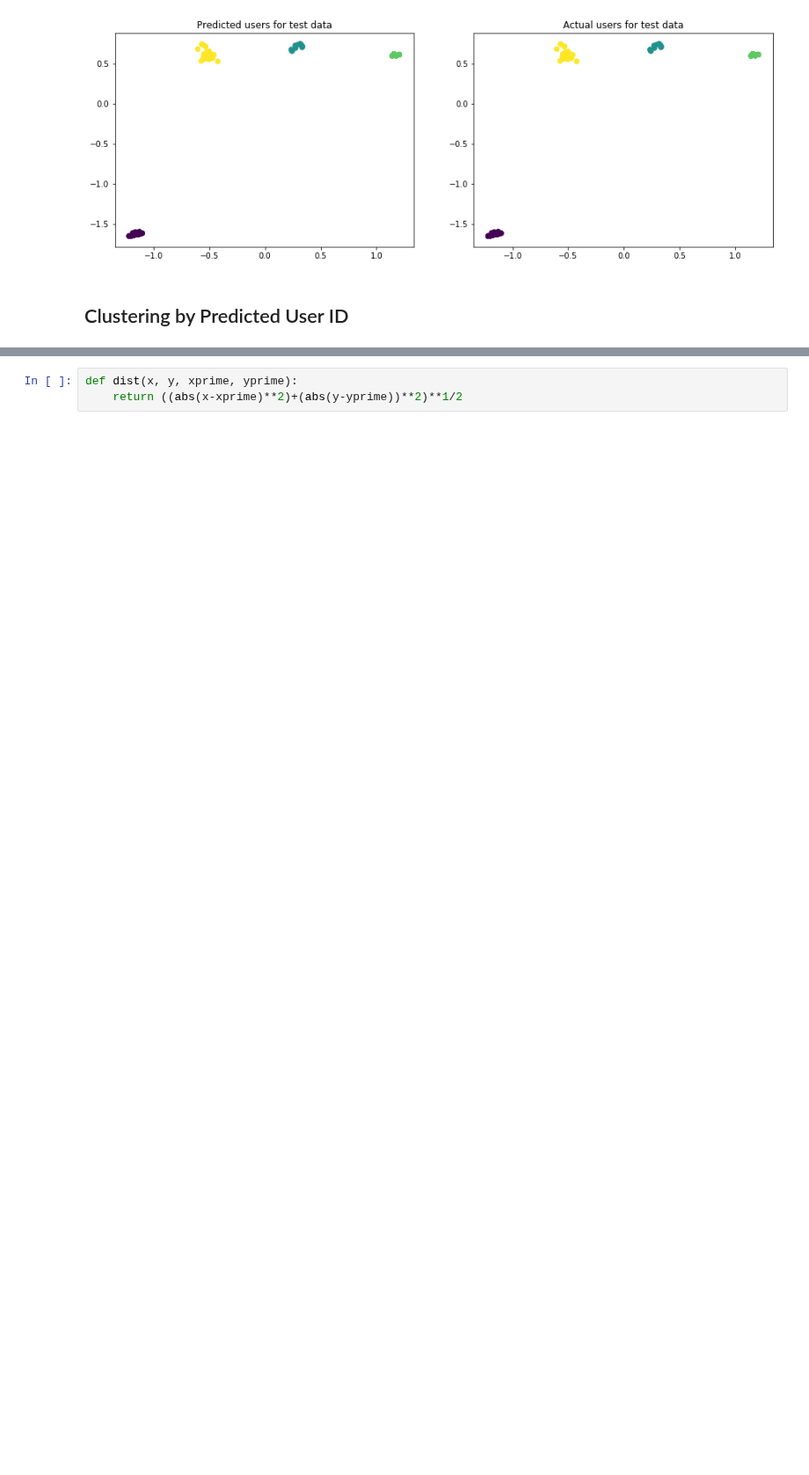
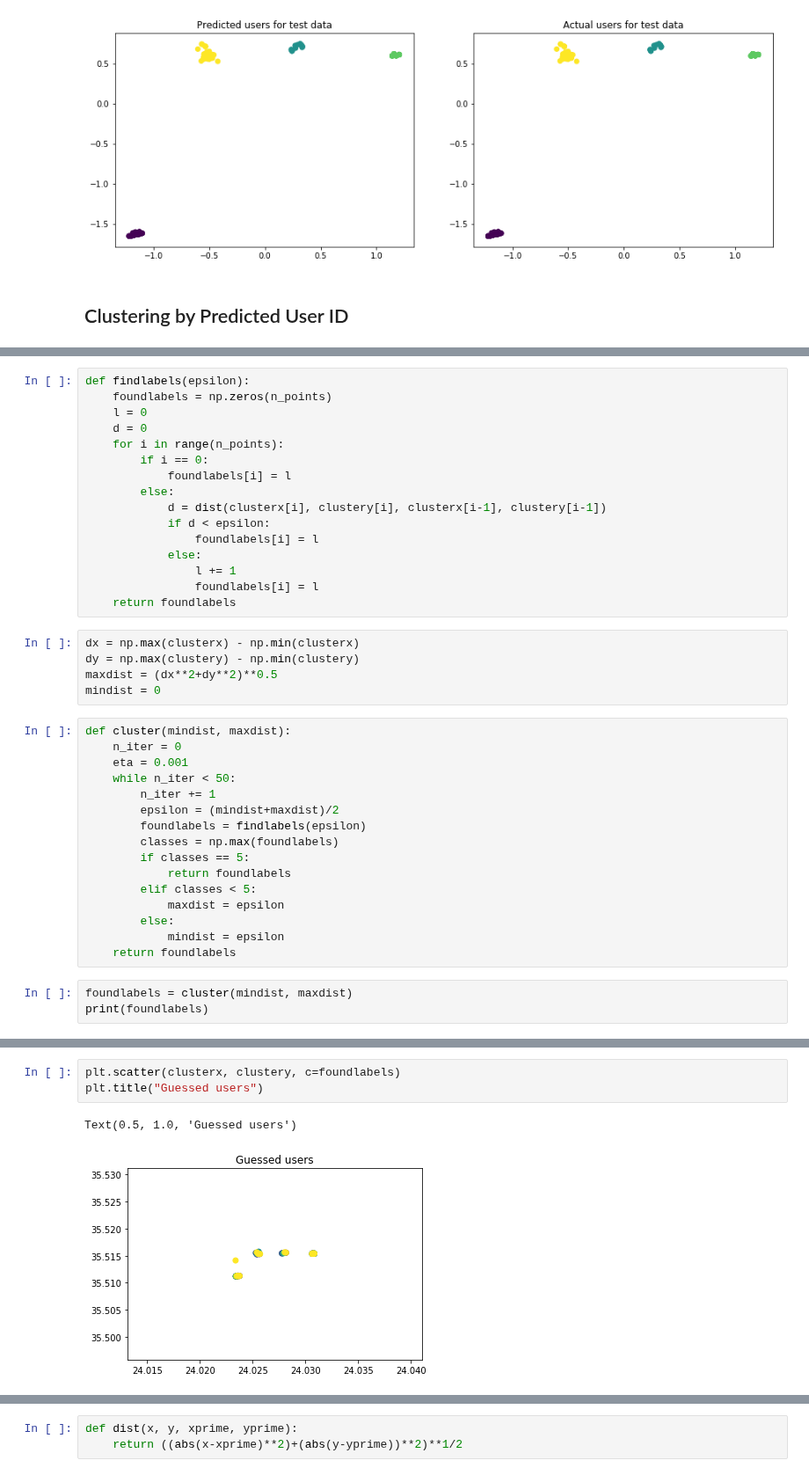
Before and after one commit to lillyclark/privacy-utility, a Jupyter notebook: ChaniaDataset.ipynb, the cells around one changed output, grey strips where cells are left out. Shown at 88% size. Saved outputs shown, nothing was run; the diff lists cells and outputs as text; blank space fills up the shorter version.

```diff
--- a/ChaniaDataset.ipynb
+++ b/ChaniaDataset.ipynb
@@ -338,0 +358,40 @@ plt.show()
+# %%
+def findlabels(epsilon):
+    foundlabels = np.zeros(n_points)
+    l = 0
+    d = 0
+    for i in range(n_points):
+        if i == 0:
+            foundlabels[i] = l
+        else:
+            d = dist(clusterx[i], clustery[i], clusterx[i-1], clustery[i-1])
+            if d < epsilon:
+                foundlabels[i] = l
+            else:
+                l += 1
+                foundlabels[i] = l
+    return foundlabels
+# %%
+dx = np.max(clusterx) - np.min(clusterx)
+dy = np.max(clustery) - np.min(clustery)
+maxdist = (dx**2+dy**2)**0.5
+mindist = 0
+# %%
+def cluster(mindist, maxdist):
+    n_iter = 0
+    eta = 0.001
+    while n_iter < 50:
+        n_iter += 1
+        epsilon = (mindist+maxdist)/2
+        foundlabels = findlabels(epsilon)
+        classes = np.max(foundlabels)
+        if classes == 5:
+            return foundlabels
+        elif classes < 5:
+            maxdist = epsilon
+        else:
+            mindist = epsilon
+    return foundlabels
+# %%
+foundlabels = cluster(mindist, maxdist)
+print(foundlabels)
@@ -338,0 +404,6 @@ plt.show()
+# %%
+plt.scatter(clusterx, clustery, c=foundlabels)
+plt.title("Guessed users")
+# %% [output]
+Text(0.5, 1.0, 'Guessed users')
+[figure, added]
```
Also changed, not shown: parts of 31 cells of this notebook.
